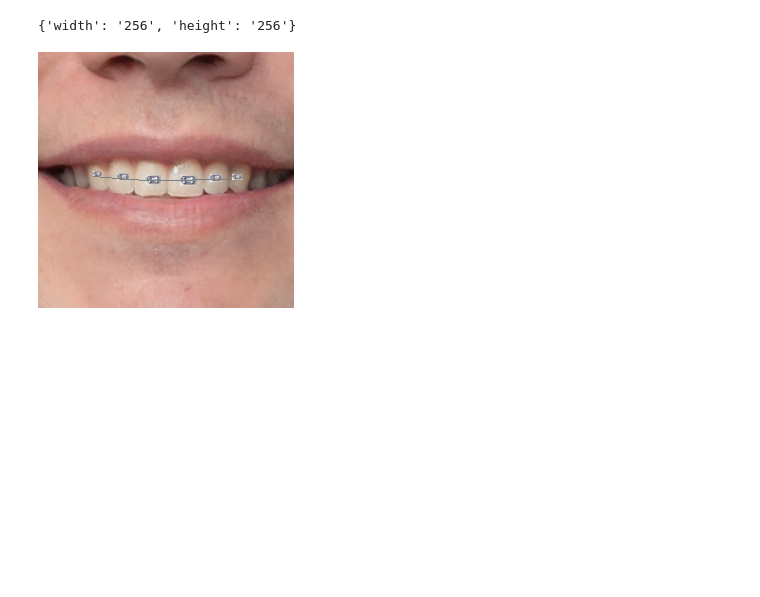
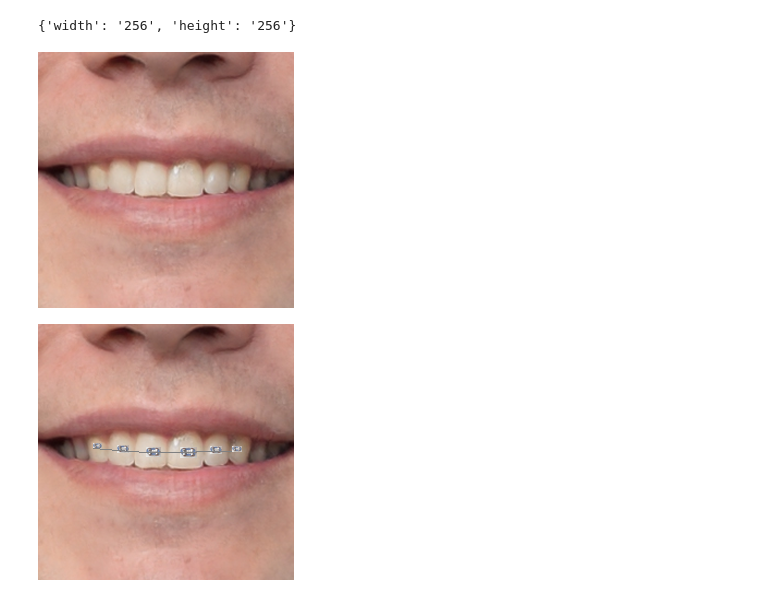
Before and after one commit to jamesdvance/BraceYourself, a Jupyter notebook: Roboflow_pretrained.ipynb, the cells around one changed output. Saved outputs shown, nothing was run; the diff lists cells and outputs as text; code cells hidden in the pictures; blank space fills up the shorter version.

Commit message:
saving latest training

```diff
--- a/Roboflow_pretrained.ipynb
+++ b/Roboflow_pretrained.ipynb
@@ -48,4 +48,9 @@ single_brace = Image.open("./images/single_brace.png")
 asp_ratio = single_brace.size[0]/single_brace.size[1]
 # %%
 results["predictions"].sort(key=lambda x: x["x"])
+# %%
+orig_image = Image.open("/mnt/c/Users/james/data/braces_and_teeth/teeth2/train/2001.png")
+orig_image
+# %% [output]
+[figure, added]
 # %%
```
Also changed, not shown: parts of 3 cells of this notebook, 8 other files.
